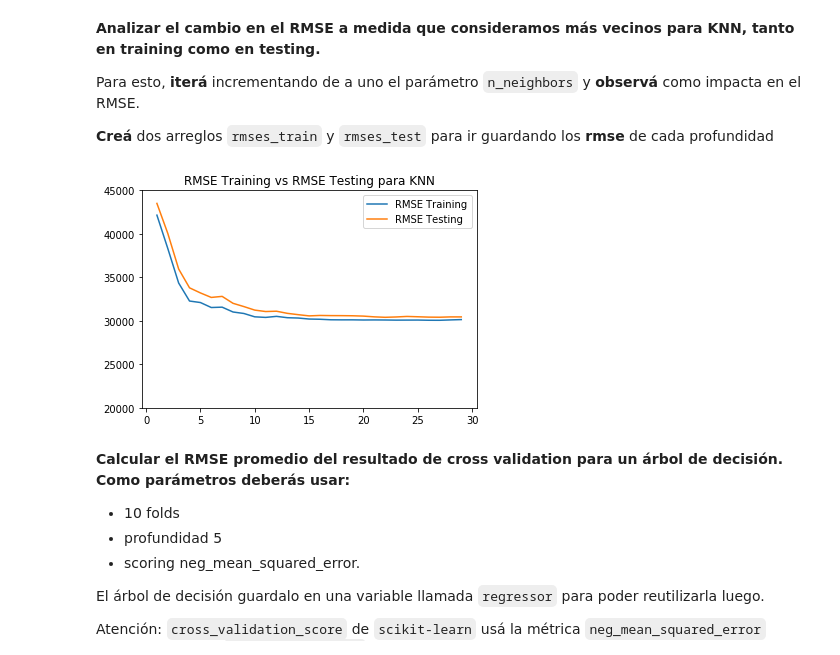
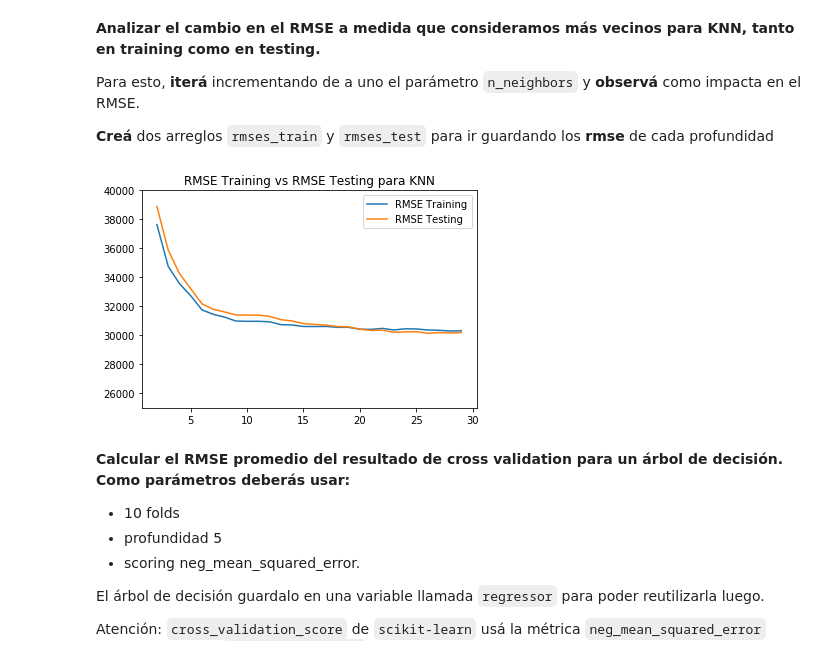
Before and after one commit to estebantoso/data_science_acamica, a Jupyter notebook: Entrega_3-20190507.ipynb, the cells around one changed output. Cells and saved outputs as stored; diff of their text form; code cells hidden in the pictures.

```diff
--- a/Entrega_3-20190507.ipynb
+++ b/Entrega_3-20190507.ipynb
@@ -157,7 +157,7 @@ Para esto, **iterá** incrementando de a uno el parámetro `n_neighbors` y **obs
 
 rmses_train = []
 rmses_test = []
-for i in range(1, 30):
+for i in range(2, 30):
     knn = KNeighborsRegressor(i)
     knn.fit(X_train, y_train)
     y_pred = knn.predict(X_train)
@@ -167,14 +167,14 @@ for i in range(1, 30):
     rms = sqrt(mean_squared_error(y_test, y_pred))
     rmses_test.append(rms)
 # %%
-plt.plot(range(1,30), rmses_train, label='RMSE Training')
-plt.plot(range(1,30), rmses_test, label='RMSE Testing')
-plt.ylim((20000, 45000))
+plt.plot(range(2,30), rmses_train, label='RMSE Training')
+plt.plot(range(2,30), rmses_test, label='RMSE Testing')
+plt.ylim((25000, 40000))
 plt.legend(loc="best")
 plt.title("RMSE Training vs RMSE Testing para KNN")
 plt.show()
 # %% [output]
-[figure, old version]
+[figure, new version]
 # %% [markdown]
 **Calcular el RMSE promedio del resultado de cross validation para un árbol de decisión.
 Como parámetros deberás usar:**
```
Also changed, not shown: parts of 7 cells of this notebook.
